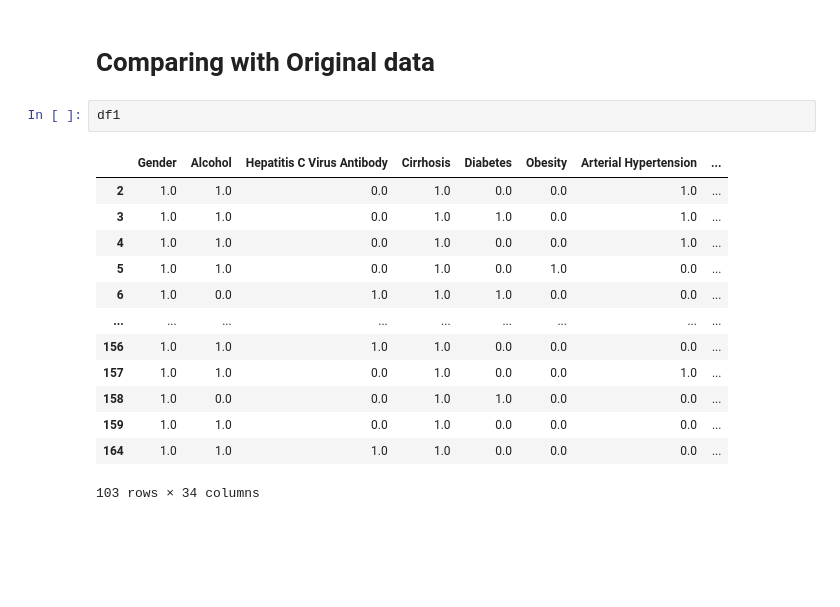
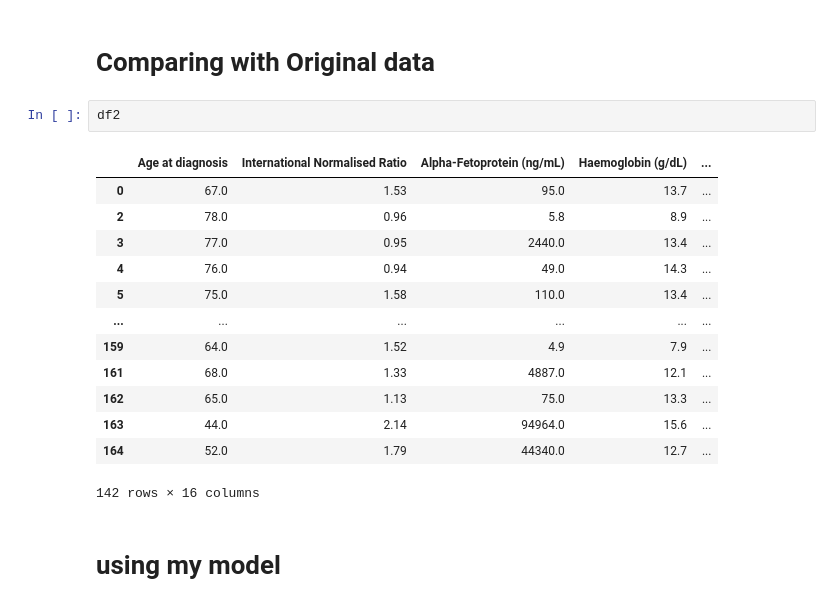
Before and after one commit to DASHANANT/ML_Algorithms, a Jupyter notebook: PCA/PCA.ipynb, the cells around one changed output. Drawn from its saved outputs; the diff is of its cells as text; blank space fills up the shorter version.

```diff
--- a/PCA/PCA.ipynb
+++ b/PCA/PCA.ipynb
@@ -434,18 +582,20 @@ weights are
 # %% [markdown]
 # Comparing with Original data
-# %%
-df1
-# %% [output]
-|  | Gender | Alcohol | Hepatitis C Virus Antibody | Cirrhosis | Diabetes | Obesity | Arterial Hypertension | ... |
-| 2 | 1.0 | 1.0 | 0.0 | 1.0 | 0.0 | 0.0 | 1.0 | ... |
-| 3 | 1.0 | 1.0 | 0.0 | 1.0 | 1.0 | 0.0 | 1.0 | ... |
-| 4 | 1.0 | 1.0 | 0.0 | 1.0 | 0.0 | 0.0 | 1.0 | ... |
-| 5 | 1.0 | 1.0 | 0.0 | 1.0 | 0.0 | 1.0 | 0.0 | ... |
-| 6 | 1.0 | 0.0 | 1.0 | 1.0 | 1.0 | 0.0 | 0.0 | ... |
-| ... | ... | ... | ... | ... | ... | ... | ... | ... |
-| 156 | 1.0 | 1.0 | 1.0 | 1.0 | 0.0 | 0.0 | 0.0 | ... |
-| 157 | 1.0 | 1.0 | 0.0 | 1.0 | 0.0 | 0.0 | 1.0 | ... |
-| 158 | 1.0 | 0.0 | 0.0 | 1.0 | 1.0 | 0.0 | 0.0 | ... |
-| 159 | 1.0 | 1.0 | 0.0 | 1.0 | 0.0 | 0.0 | 0.0 | ... |
-| 164 | 1.0 | 1.0 | 1.0 | 1.0 | 0.0 | 0.0 | 0.0 | ... |
-103 rows × 34 columns
+# %%
+df2
+# %% [output]
+|  | Age at diagnosis | International Normalised Ratio | Alpha-Fetoprotein (ng/mL) | Haemoglobin (g/dL) | ... |
+| 0 | 67.0 | 1.53 | 95.0 | 13.7 | ... |
+| 2 | 78.0 | 0.96 | 5.8 | 8.9 | ... |
+| 3 | 77.0 | 0.95 | 2440.0 | 13.4 | ... |
+| 4 | 76.0 | 0.94 | 49.0 | 14.3 | ... |
+| 5 | 75.0 | 1.58 | 110.0 | 13.4 | ... |
+| ... | ... | ... | ... | ... | ... |
+| 159 | 64.0 | 1.52 | 4.9 | 7.9 | ... |
+| 161 | 68.0 | 1.33 | 4887.0 | 12.1 | ... |
+| 162 | 65.0 | 1.13 | 75.0 | 13.3 | ... |
+| 163 | 44.0 | 2.14 | 94964.0 | 15.6 | ... |
+| 164 | 52.0 | 1.79 | 44340.0 | 12.7 | ... |
+142 rows × 16 columns
+# %% [markdown]
+# using my model
```
Also changed, not shown: parts of 24 cells of this notebook.
